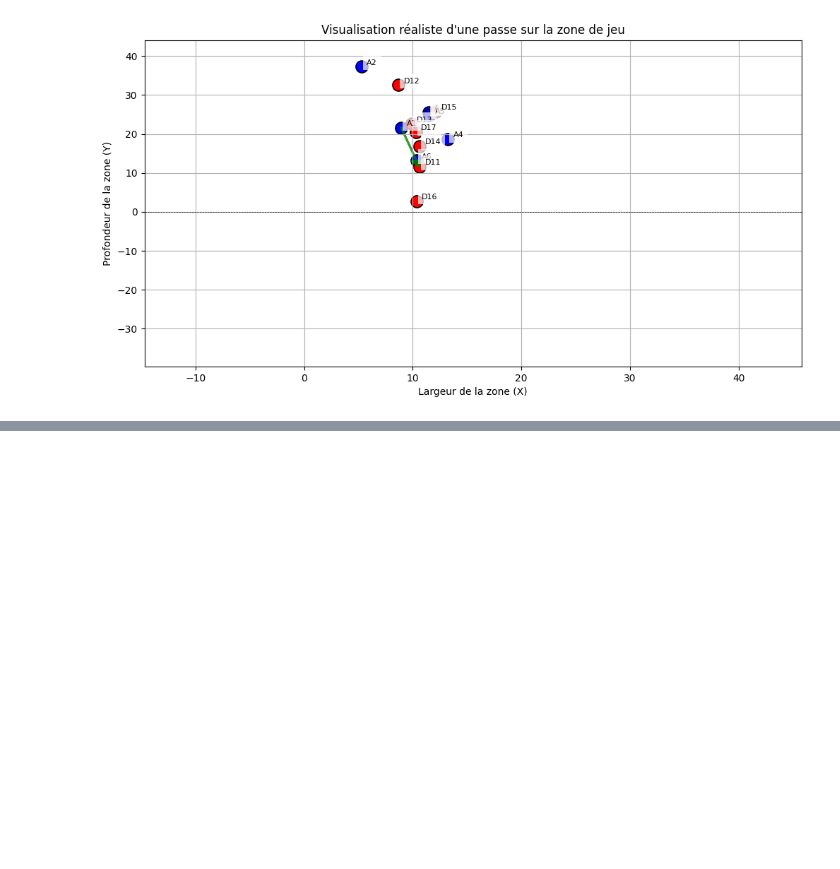
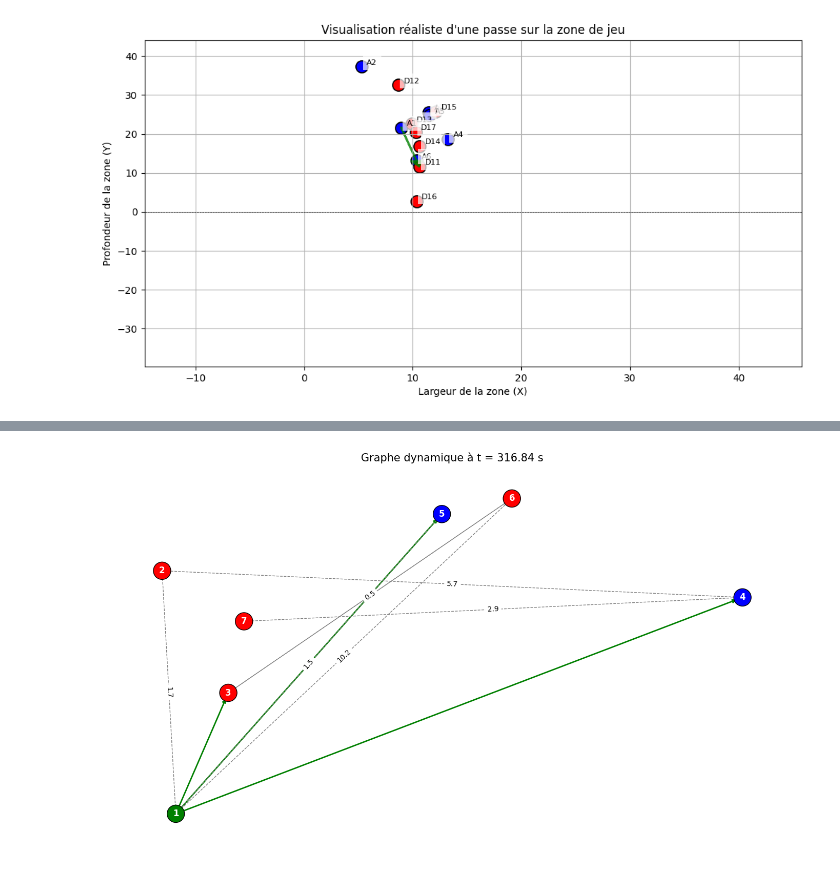
Before and after one commit to Uthmankontao/Stage_DynaTeam, a Jupyter notebook: notebooks/00_data_emergent.ipynb, the cells around one changed output, grey strips where cells are left out. Cells and saved outputs as stored; diff of their text form; code cells hidden in the pictures; blank space fills up the shorter version.

Commit message:
changement de l'affichage

```diff
--- a/notebooks/00_data_emergent.ipynb
+++ b/notebooks/00_data_emergent.ipynb
@@ -215,0 +221,15 @@ plt.show()
+# %%
+# tout d'abord filtrer un temps precis
+t_cible = 316.84
+seuil_passe = 6.0
+
+# trouver la frame la plus proche
+
+frame_cible = df_tracking.iloc[(df_tracking["Time"] - t_cible).abs().argsort()[:1]]["Frame"].values[0]
+
+# ensuite extraire les positions a cette frame
+
+df_frame = df_tracking[df_tracking['Frame'] == frame_cible].copy()
+# %%
+df_frame = df_frame[df_frame["ID"] != "Ball"]
+df_frame["ID"] = df_frame["ID"].astype(int)
@@ -215,0 +252,72 @@ plt.show()
+# %%
+ball_carrier_id = 1
+# %%
+G = nx.DiGraph()
+for _, row in df_frame.iterrows():
+    G.add_node(int(row["ID"]),
+               pos=(row["X"], row["Y"]),
+               team=row["Team"],
+               is_carrier=(row["ID"] == ball_carrier_id))
+
+# === Séparer les joueurs ===
+df_att = df_frame[(df_frame["Team"] == "Att")]
+df_def = df_frame[(df_frame["Team"] == "Def")]
+pos_carrier = df_att[df_att["ID"] == ball_carrier_id][["X", "Y"]].values[0]
+
+# === Arêtes de passes (depuis le porteur uniquement) ===
+for _, row in df_att.iterrows():
+    if row["ID"] != ball_carrier_id:
+        dist = np.linalg.norm(pos_carrier - np.array([row["X"], row["Y"]]))
+        if dist <= seuil_passe:
+            G.add_edge(ball_carrier_id, int(row["ID"]), type="passe")
+
+# === Arêtes de pression (chaque défenseur vers joueur le plus proche) ===
+for _, d in df_def.iterrows():
+    d_pos = np.array([d["X"], d["Y"]])
+    min_dist = float('inf')
+    closest = None
+    for _, a in df_att.iterrows():
+        a_pos = np.array([a["X"], a["Y"]])
+        dist = np.linalg.norm(d_pos - a_pos)
+        if dist < min_dist:
+            min_dist = dist
+            closest = int(a["ID"])
+    G.add_edge(int(d["ID"]), closest, type="pression", label=f"{min_dist:.1f}")
+
+# === Affichage du graphe ===
+pos = nx.get_node_attributes(G, 'pos')
+color_map = [
+    'green' if G.nodes[n].get('is_carrier') else
+    ('blue' if G.nodes[n]['team'] == 'Att' else 'red')
+    for n in G.nodes
+]
+
+plt.figure(figsize=(14, 8))
+nx.draw_networkx_nodes(G, pos, node_color=color_map, node_size=600, edgecolors='k')
+nx.draw_networkx_labels(G, pos, labels={n: n for n in G.nodes}, font_color='white', font_weight='bold')
+
+# Arêtes de passe (orientées en vert)
+nx.draw_networkx_edges(
+    G, pos,
+    edgelist=[(u, v) for u, v, d in G.edges(data=True) if d["type"] == "passe"],
+    edge_color="green", arrows=True, arrowstyle='-|>', width=2
+)
+
+# Arêtes de pression (non orientées en gris pointillés)
+edges_pression = [(u, v) for u, v, d in G.edges(data=True) if d["type"] == "pression"]
+nx.draw_networkx_edges(
+    G, pos,
+    edgelist=edges_pression,
+    style="dashed", edge_color="gray", arrows=False
+)
+
+# Labels de distance
+labels_pression = {(u, v): d["label"] for u, v, d in G.edges(data=True) if d["type"] == "pression"}
+nx.draw_networkx_edge_labels(G, pos, edge_labels=labels_pression, font_color="black", font_size=10)
+
+plt.title(f"Graphe dynamique à t = {t_cible:.2f} s", fontsize=15)
+plt.axis("off")
+plt.tight_layout()
+plt.show()
+# %% [output]
+[figure, added]
```
Also changed, not shown: parts of 4 cells of this notebook.
